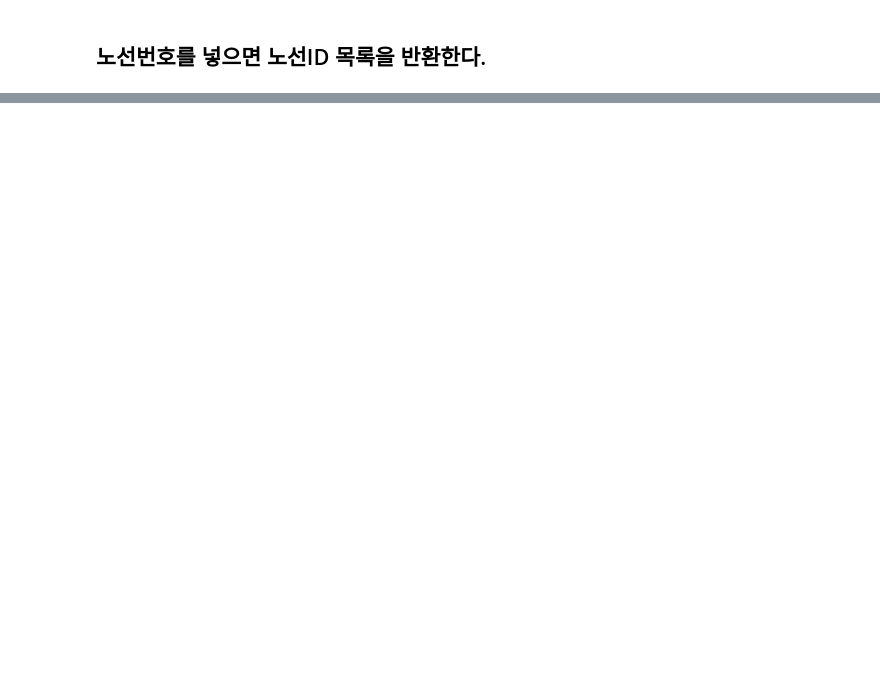
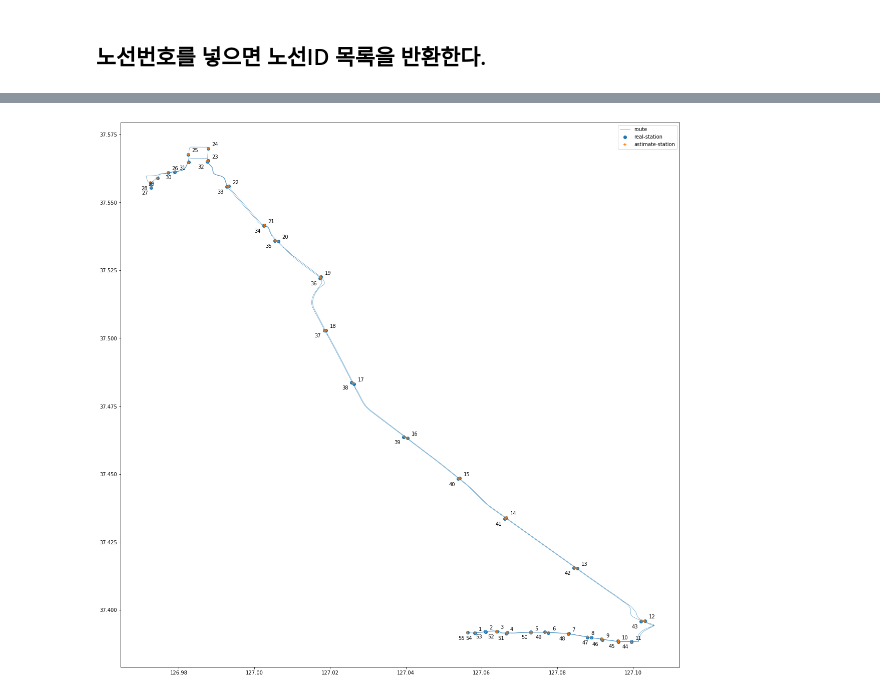
Before and after one commit to jongphago/Data-Structure-Project, a Jupyter notebook: BTTA_main.ipynb, the cells around one changed output, grey strips where cells are left out. Saved outputs shown, nothing was run; the diff lists cells and outputs as text; code cells hidden in the pictures; blank space fills up the shorter version.

Commit message:
df_station / df_line 메서드 작성

```diff
--- a/BTTA_main.ipynb
+++ b/BTTA_main.ipynb
@@ -127,0 +169,23 @@ df_station#[['x', 'y']]
+# %%
+stationIndexList = []
+lastIndex = 0
+K = 100
+for i in df_station.index:
+
+    distList = []
+    indexList = []
+
+    for j in range(lastIndex, lastIndex + K):
+        if(j >= len(df_line)):
+            break
+        (sx, sy) = df_station.iloc[i-1][['x', 'y']]
+        (lx, ly) = df_line.iloc[j][['x', 'y']]
+        dist = distance(sx, sy, lx, ly)
+
+        distList.append(dist)
+        indexList.append(j)
+
+    tempIndex = np.argmin(np.array(distList))
+    lastIndex = indexList[tempIndex]
+
+    stationIndexList.append(lastIndex)
@@ -127,0 +212,23 @@ df_station#[['x', 'y']]
+# %%
+plt.figure(figsize=(20, 20))
+lsx = df_line.iloc[stationIndexList]['x']
+lsy = df_line.iloc[stationIndexList]['y']
+sx = df_station['x']
+sy = df_station['y']
+lx = df_line['x']
+ly = df_line['y']
+plt.plot(lx, ly, linewidth='.5')
+plt.scatter(sx, sy)
+plt.scatter(lsx, lsy, marker = '+')
+plt.legend(['route', 'real-station', 'astimate-station'])
+
+
+for i in df_station.index:
+    if(i < len(df_station)//2):
+        sig = 1
+    else:
+        sig = -2.5
+    plt.text(df_station['x'].iloc[i-1]+0.001*sig, df_station['y'].iloc[i-1]+0.001*sig, f'{i}')
+plt.show()
+# %% [output]
+[figure, added]
```
Also changed, not shown: parts of 23 cells of this notebook, 1 other file.
